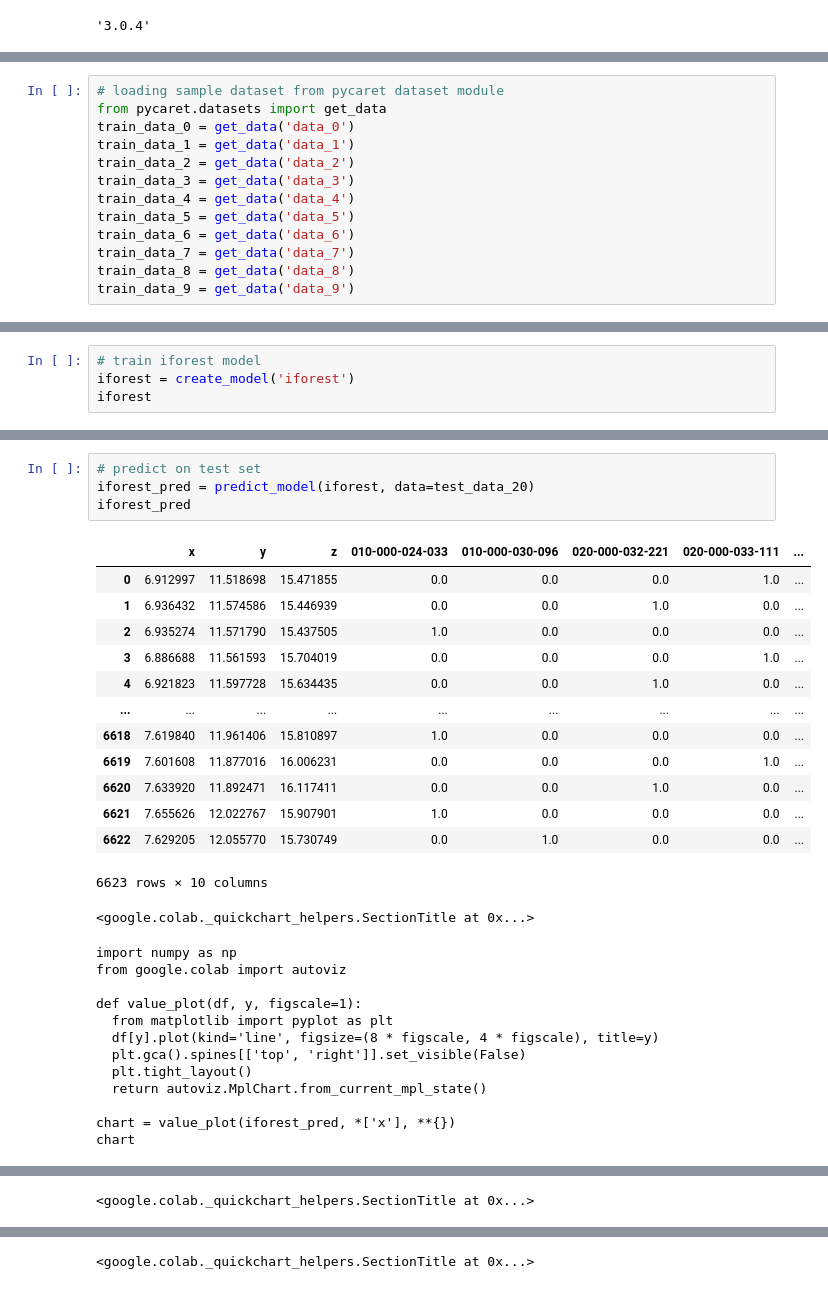
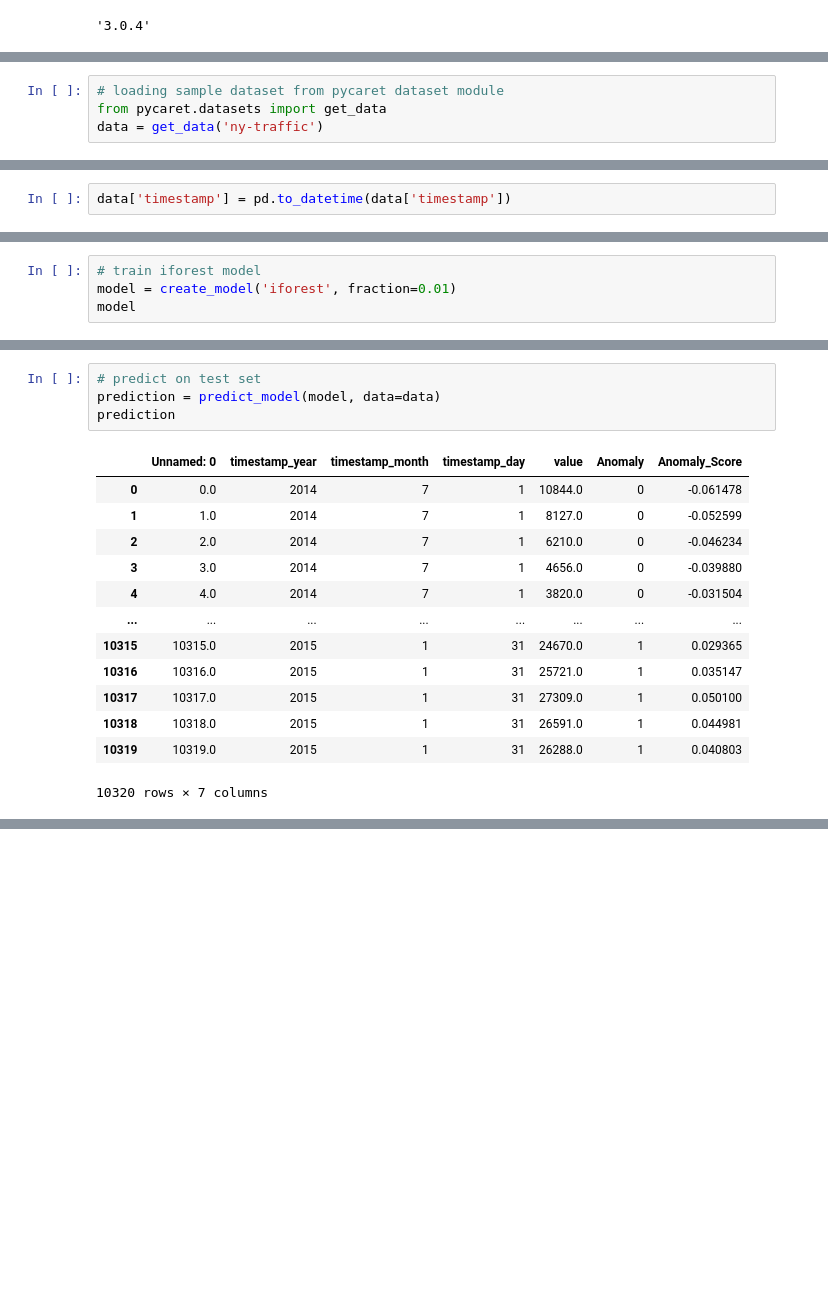
Before and after one commit to sjkchang/CMPE255-Assignment-2, a Jupyter notebook: notebooks/Assignment2_AnomalyDetection.ipynb, the cells around one changed output, grey strips where cells are left out. Saved outputs shown, nothing was run; the diff lists cells and outputs as text; blank space fills up the shorter version.

```diff
--- a/notebooks/Assignment2_AnomalyDetection.ipynb
+++ b/notebooks/Assignment2_AnomalyDetection.ipynb
@@ -46,14 +36,5 @@ data_12.csv  data_16.csv  data_1.csv   data_5.csv  data_9.csv
 # %%
 # loading sample dataset from pycaret dataset module
 from pycaret.datasets import get_data
-train_data_0 = get_data('data_0')
-train_data_1 = get_data('data_1')
-train_data_2 = get_data('data_2')
-train_data_3 = get_data('data_3')
-train_data_4 = get_data('data_4')
-train_data_5 = get_data('data_5')
-train_data_6 = get_data('data_6')
-train_data_7 = get_data('data_7')
-train_data_8 = get_data('data_8')
-train_data_9 = get_data('data_9')
+data = get_data('ny-traffic')
 # %% [output]
@@ -162,0 +47,2 @@ test_data_24 = get_data('data_24')
+# %%
+data['timestamp'] = pd.to_datetime(data['timestamp'])
@@ -182,7 +85,7 @@ s = setup(train_data_0, session_id = 123)
 # %%
 # train iforest model
-iforest = create_model('iforest')
-iforest
+model = create_model('iforest', fraction=0.01)
+model
 # %% [output]
 [interactive output not drawn]
 [interactive output not drawn]
@@ -210,31 +96,18 @@ iforest_anomalies
 # %%
 # predict on test set
-iforest_pred = predict_model(iforest, data=test_data_20)
-iforest_pred
+prediction = predict_model(model, data=data)
+prediction
 # %% [output]
-|  | x | y | z | 010-000-024-033 | 010-000-030-096 | 020-000-032-221 | 020-000-033-111 | ... |
-| 0 | 6.912997 | 11.518698 | 15.471855 | 0.0 | 0.0 | 0.0 | 1.0 | ... |
-| 1 | 6.936432 | 11.574586 | 15.446939 | 0.0 | 0.0 | 1.0 | 0.0 | ... |
-| 2 | 6.935274 | 11.571790 | 15.437505 | 1.0 | 0.0 | 0.0 | 0.0 | ... |
-| 3 | 6.886688 | 11.561593 | 15.704019 | 0.0 | 0.0 | 0.0 | 1.0 | ... |
-| 4 | 6.921823 | 11.597728 | 15.634435 | 0.0 | 0.0 | 1.0 | 0.0 | ... |
-| ... | ... | ... | ... | ... | ... | ... | ... | ... |
-| 6618 | 7.619840 | 11.961406 | 15.810897 | 1.0 | 0.0 | 0.0 | 0.0 | ... |
-| 6619 | 7.601608 | 11.877016 | 16.006231 | 0.0 | 0.0 | 0.0 | 1.0 | ... |
-| 6620 | 7.633920 | 11.892471 | 16.117411 | 0.0 | 0.0 | 1.0 | 0.0 | ... |
-| 6621 | 7.655626 | 12.022767 | 15.907901 | 1.0 | 0.0 | 0.0 | 0.0 | ... |
-| 6622 | 7.629205 | 12.055770 | 15.730749 | 0.0 | 1.0 | 0.0 | 0.0 | ... |
+|  | Unnamed: 0 | timestamp_year | timestamp_month | timestamp_day | value | Anomaly | Anomaly_Score |
+| 0 | 0.0 | 2014 | 7 | 1 | 10844.0 | 0 | -0.061478 |
+| 1 | 1.0 | 2014 | 7 | 1 | 8127.0 | 0 | -0.052599 |
+| 2 | 2.0 | 2014 | 7 | 1 | 6210.0 | 0 | -0.046234 |
+| 3 | 3.0 | 2014 | 7 | 1 | 4656.0 | 0 | -0.039880 |
+| 4 | 4.0 | 2014 | 7 | 1 | 3820.0 | 0 | -0.031504 |
+| ... | ... | ... | ... | ... | ... | ... | ... |
+| 10315 | 10315.0 | 2015 | 1 | 31 | 24670.0 | 1 | 0.029365 |
+| 10316 | 10316.0 | 2015 | 1 | 31 | 25721.0 | 1 | 0.035147 |
+| 10317 | 10317.0 | 2015 | 1 | 31 | 27309.0 | 1 | 0.050100 |
+| 10318 | 10318.0 | 2015 | 1 | 31 | 26591.0 | 1 | 0.044981 |
+| 10319 | 10319.0 | 2015 | 1 | 31 | 26288.0 | 1 | 0.040803 |
-6623 rows × 10 columns
+10320 rows × 7 columns
-<google.colab._quickchart_helpers.SectionTitle at 0x...>
-import numpy as np
-from google.colab import autoviz
-
-def value_plot(df, y, figscale=1):
-  from matplotlib import pyplot as plt
-  df[y].plot(kind='line', figsize=(8 * figscale, 4 * figscale), title=y)
-  plt.gca().spines[['top', 'right']].set_visible(False)
-  plt.tight_layout()
-  return autoviz.MplChart.from_current_mpl_state()
-
-chart = value_plot(iforest_pred, *['x'], **{})
-chart
@@ -277 +113,0 @@ chart
-<google.colab._quickchart_helpers.SectionTitle at 0x...>
@@ -326 +113,0 @@ chart
-<google.colab._quickchart_helpers.SectionTitle at 0x...>
```
Also changed, not shown: parts of 20 cells of this notebook.
